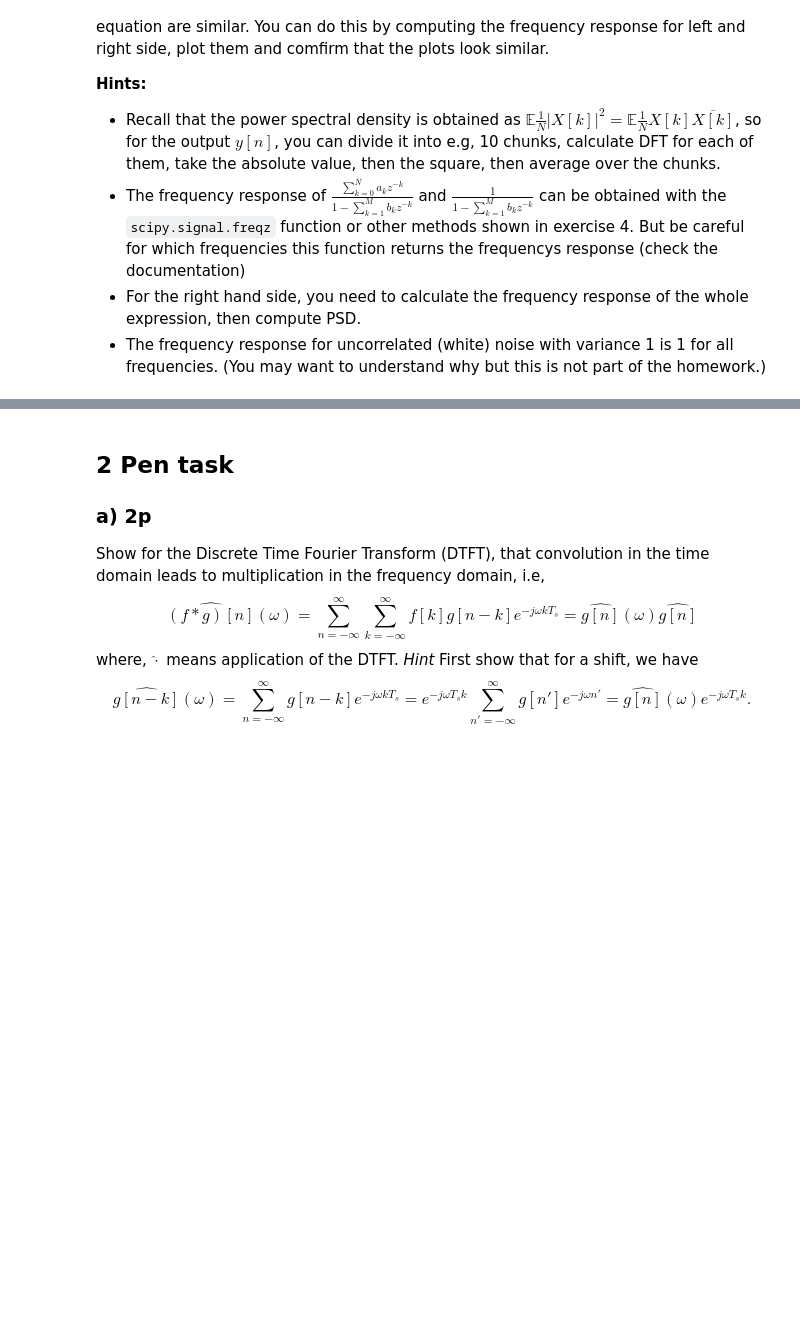
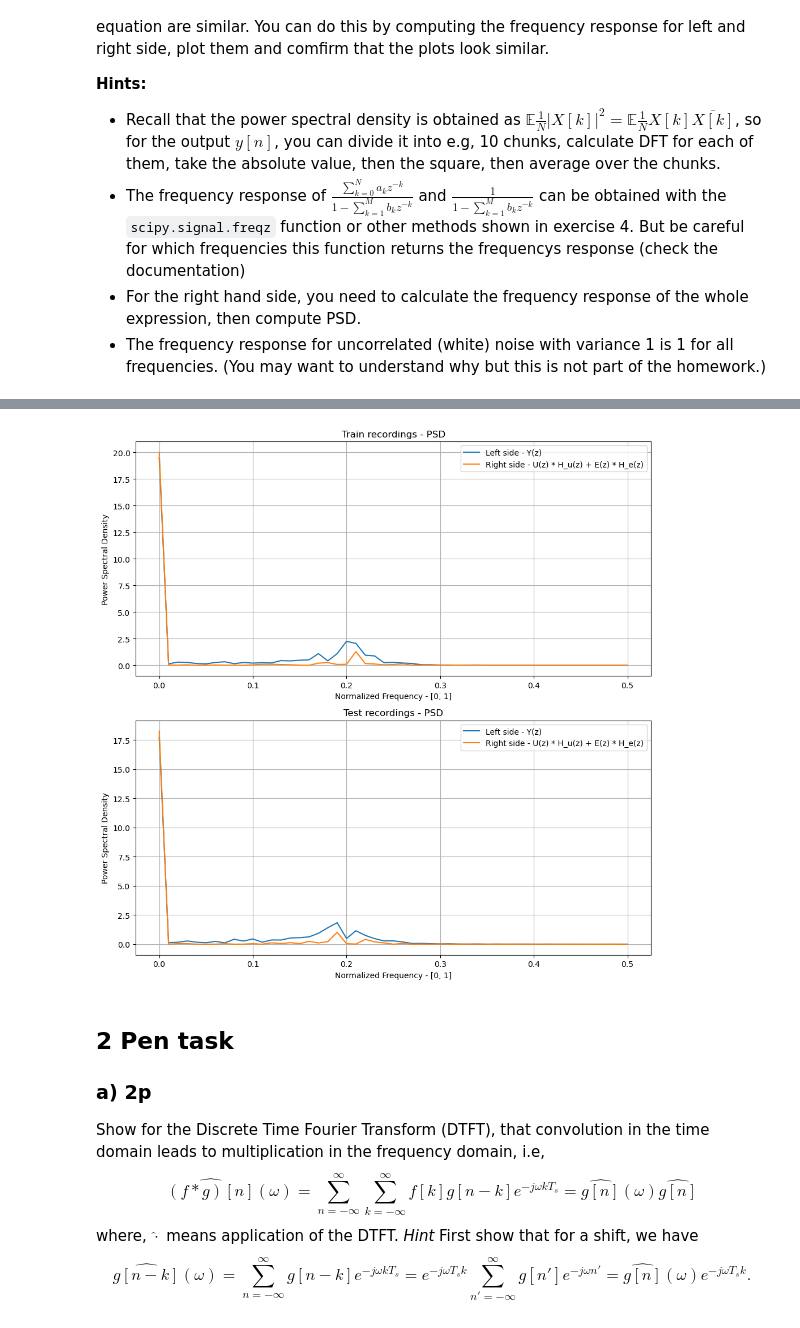
Before and after one commit to LukasFoltyn/czsa-second-homework, a Jupyter notebook: CZSa_2024_HW2.ipynb, the cells around one changed output, grey strips where cells are left out. Drawn from its saved outputs; the diff is of its cells as text; code cells hidden in the pictures; blank space fills up the shorter version.

```diff
--- a/CZSa_2024_HW2.ipynb
+++ b/CZSa_2024_HW2.ipynb
@@ -181,3 +174,40 @@ plt.grid(True)
+# %%
+order = orders[min_error_idx]
+estimated_coeffs = coeffs[min_error_idx]
+b, a = estimated_coeffs[order:], np.insert(estimated_coeffs[:order], 0 , 1)
+
+# ----- train ----- #
+out_psd_train = psd(out_train)
+in_psd_train = psd_predicted(in_train, a, b)
+
+# ----- test ----- #
+out_psd_test = psd(out_test)
+in_psd_test = psd_predicted(in_test, a, b)
+
+# comparing PSD for both training and test recordings
+x_axis = np.linspace(0, 0.5, FFT_HALF_SIZE)
+
+_, axs = plt.subplots(nrows=2, figsize=(10, 10))
+
+axs[0].plot(x_axis, out_psd_train, label='Left side - Y(z)')
+axs[0].plot(x_axis, in_psd_train, label='Right side - U(z) * H_u(z) + E(z) * H_e(z)')
+axs[0].legend()
+axs[0].set_xlabel('Normalized Frequency - [0, 1]')
+axs[0].set_ylabel('Power Spectral Density')
+axs[0].set_title('Train recordings - PSD')
+axs[0].grid(True)
+
+axs[1].plot(x_axis, out_psd_test , label='Left side - Y(z)')
+axs[1].plot(x_axis, in_psd_test, label='Right side - U(z) * H_u(z) + E(z) * H_e(z)')
+axs[1].legend()
+axs[1].set_xlabel('Normalized Frequency - [0, 1]')
+axs[1].set_ylabel('Power Spectral Density')
+axs[1].set_title('Test recordings - PSD')
+axs[1].grid(True)
+
+plt.tight_layout()
+# %% [output]
+[figure, added]
 # %% [markdown]
 ## 2 Pen task
 
```
Also changed, not shown: parts of 3 cells of this notebook.
